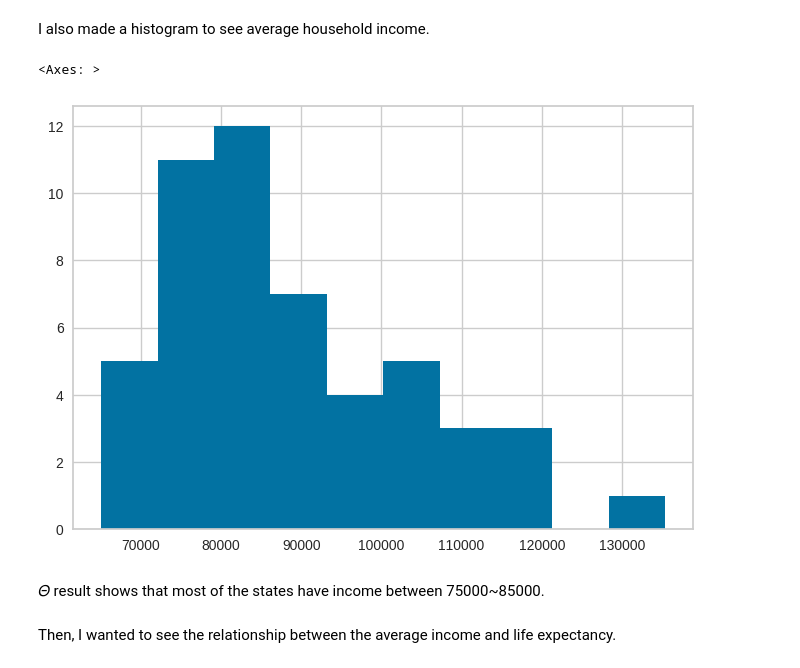
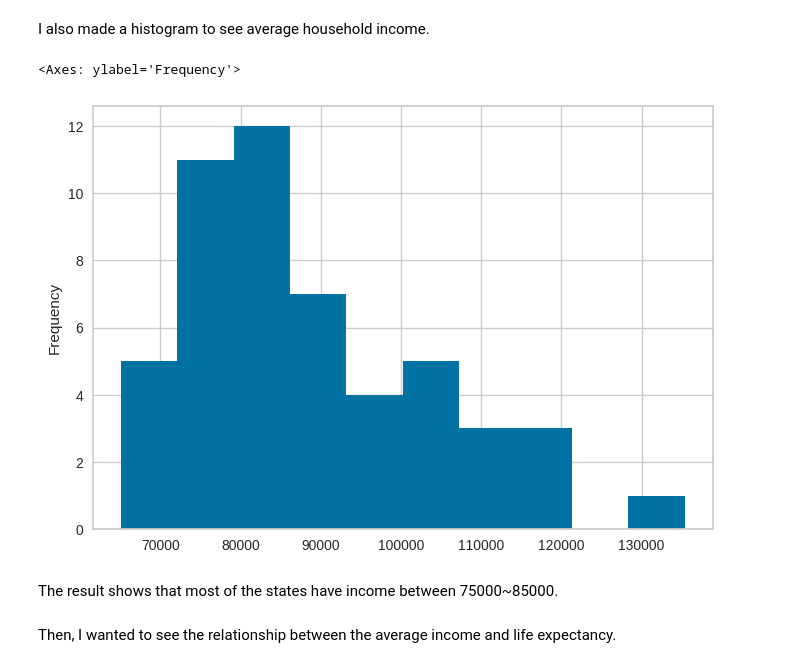
Before and after one commit to sooyeon114/PCA_life_expectancy, a Jupyter notebook: life_expctancy_Soo_Yeon_Kim.ipynb, the cells around one changed output. Cells and saved outputs as stored; diff of their text form; code cells hidden in the pictures.

```diff
--- a/life_expctancy_Soo_Yeon_Kim.ipynb
+++ b/life_expctancy_Soo_Yeon_Kim.ipynb
@@ -65,12 +62,12 @@ Once the basic settings were done, I made a bar chart to see the life expactancy
 # %% [markdown]
 I also made a histogram to see average household income.
 # %%
-df3.average_household_income.hist()
+df3.average_household_income.plot.hist()
 # %% [output]
-<Axes: >
+<Axes: ylabel='Frequency'>
-[figure, old version]
+[figure, new version]
 # %% [markdown]
-𝛩 result shows that most of the states have income between 75000~85000.
+The result shows that most of the states have income between 75000~85000.
 # %% [markdown]
 Then, I wanted to see the relationship between the average income and life expectancy.
 # %%
```
Also changed, not shown: parts of 11 cells of this notebook.
